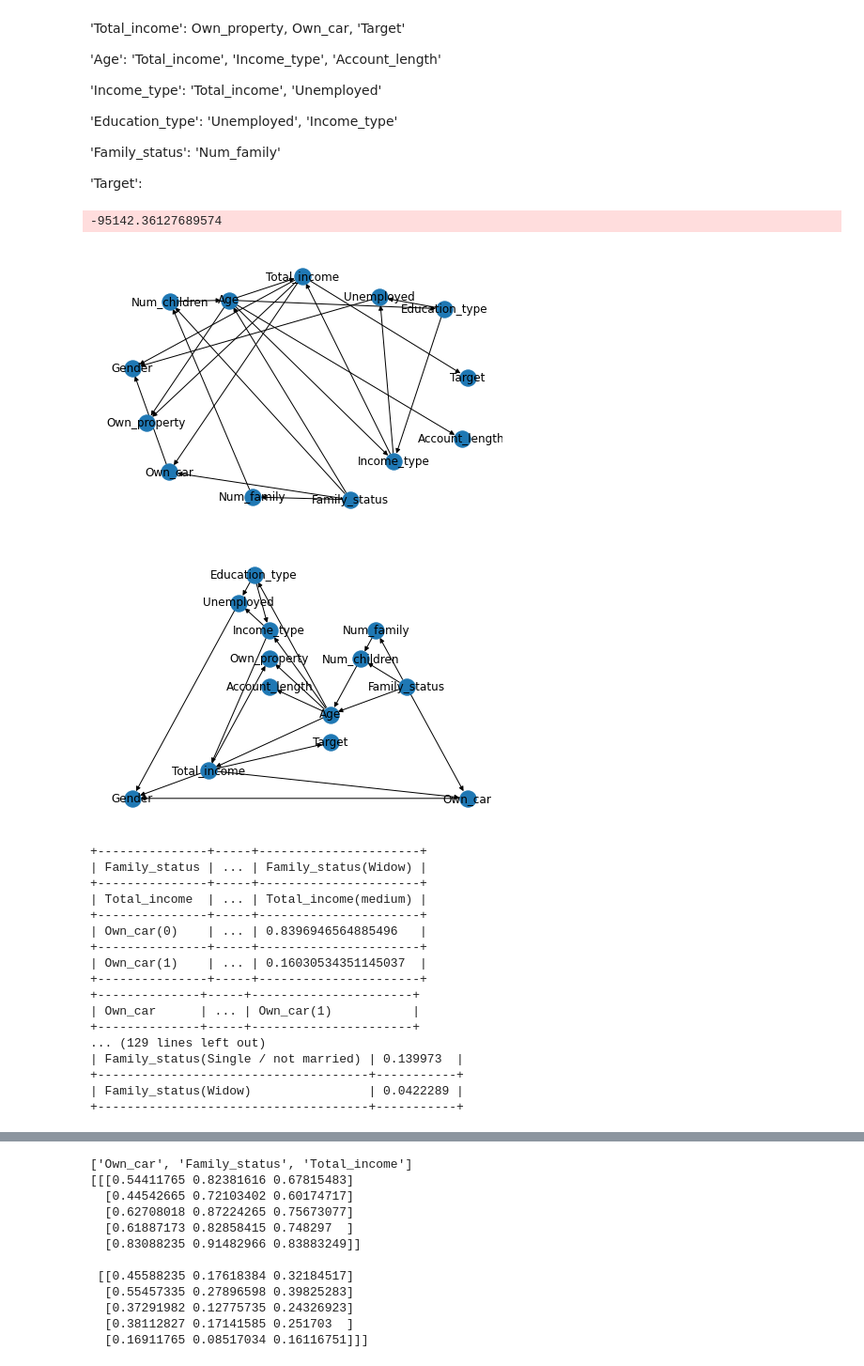
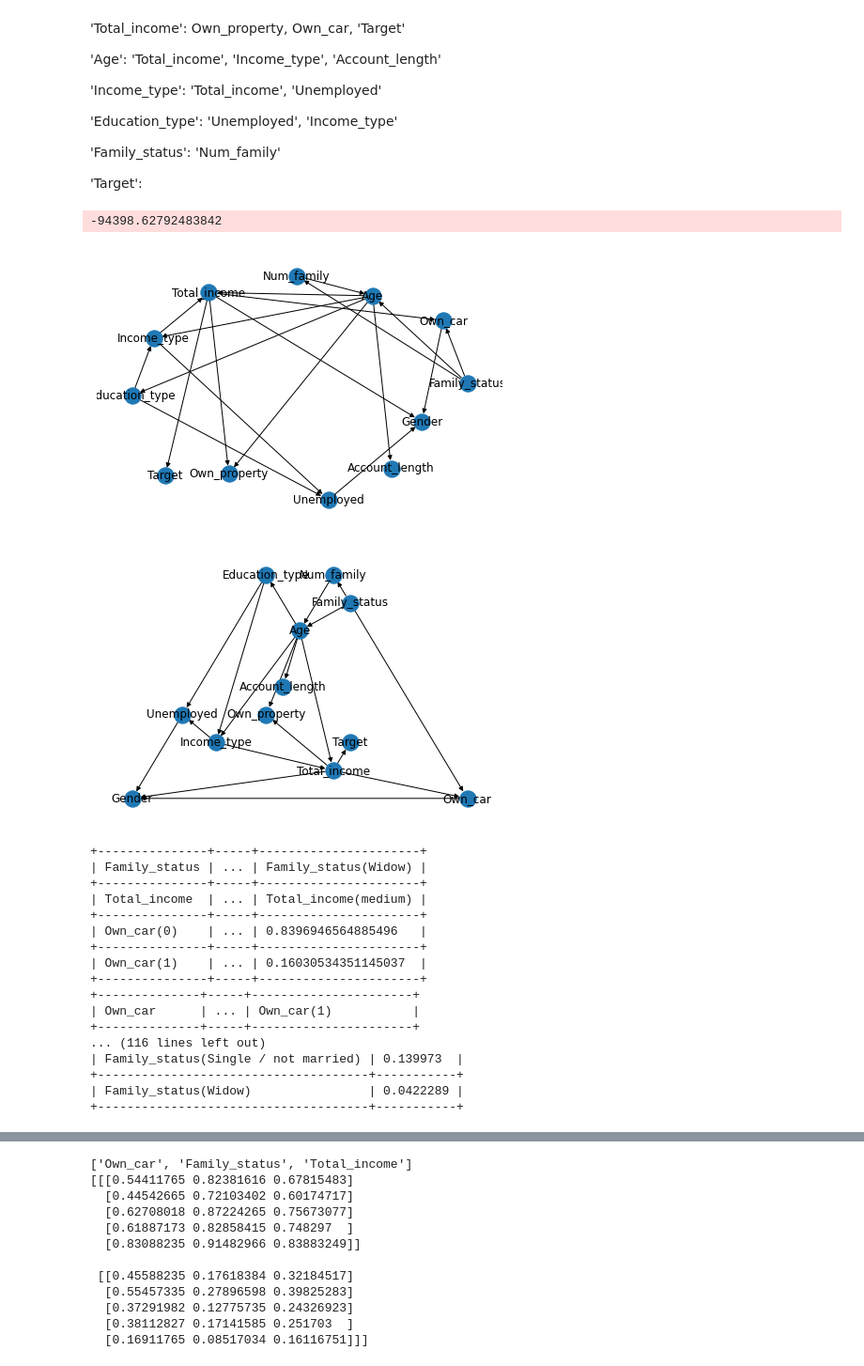
Before and after one commit to DomMcOyle/FAIKR3-Project, a Jupyter notebook: bayes_net.ipynb, the cells around one changed output, grey strips where cells are left out. Shown at 94% size. Saved outputs shown, nothing was run; the diff lists cells and outputs as text; code cells hidden in the pictures.

```diff
--- a/bayes_net.ipynb
+++ b/bayes_net.ipynb
@@ -99,29 +104,28 @@ Synthax: attr_string: child_string
 # %%
 hillclimbmodel_improved = hillclimbest.estimate(scoring_method=bic_score, fixed_edges=[
     ("Total_income", "Target"),
     ("Income_type", "Total_income"),
     ("Total_income", "Own_property"),
     ("Total_income", "Own_car"),
     ("Income_type", "Unemployed"),
-    ("Num_family", "Num_children"),
     ("Age", "Total_income"),
     ("Age", "Income_type"),
     ("Age", "Account_length"),
     ("Income_type", "Total_income"),
     ("Income_type", "Unemployed"),
     ("Education_type", "Unemployed"),
     ("Education_type", "Income_type"),
     ("Family_status", "Num_family")])#, black_list=[("Own_car","Gender"), ("Gender", "Own_car")])
 nx.draw(hillclimbmodel_improved, with_labels=True)
 
 print(bic_score.score(hillclimbmodel_improved))
 # %% [output]
--95142.36127689574
+-94398.62792483842
-[figure, old version]
+[figure, new version]
 # %%
 nx.draw_planar(hillclimbmodel_improved, with_labels=True)
 # %% [output]
-[figure, old version]
+[figure, new version]
 # %%
 bnet = BayesianNetwork(hillclimbmodel_improved.edges())
 bnet.fit(df, estimator=MaximumLikelihoodEstimator)
@@ -142,7 +146,7 @@ for elem in cpds:
 +--------------+-----+----------------------+
 | Own_car      | ... | Own_car(1)           |
 +--------------+-----+----------------------+
-... (129 lines left out)
+... (116 lines left out)
 | Family_status(Single / not married) | 0.139973  |
 +-------------------------------------+-----------+
 | Family_status(Widow)                | 0.0422289 |
```
Also changed, not shown: parts of 19 cells of this notebook, 2 other files.
